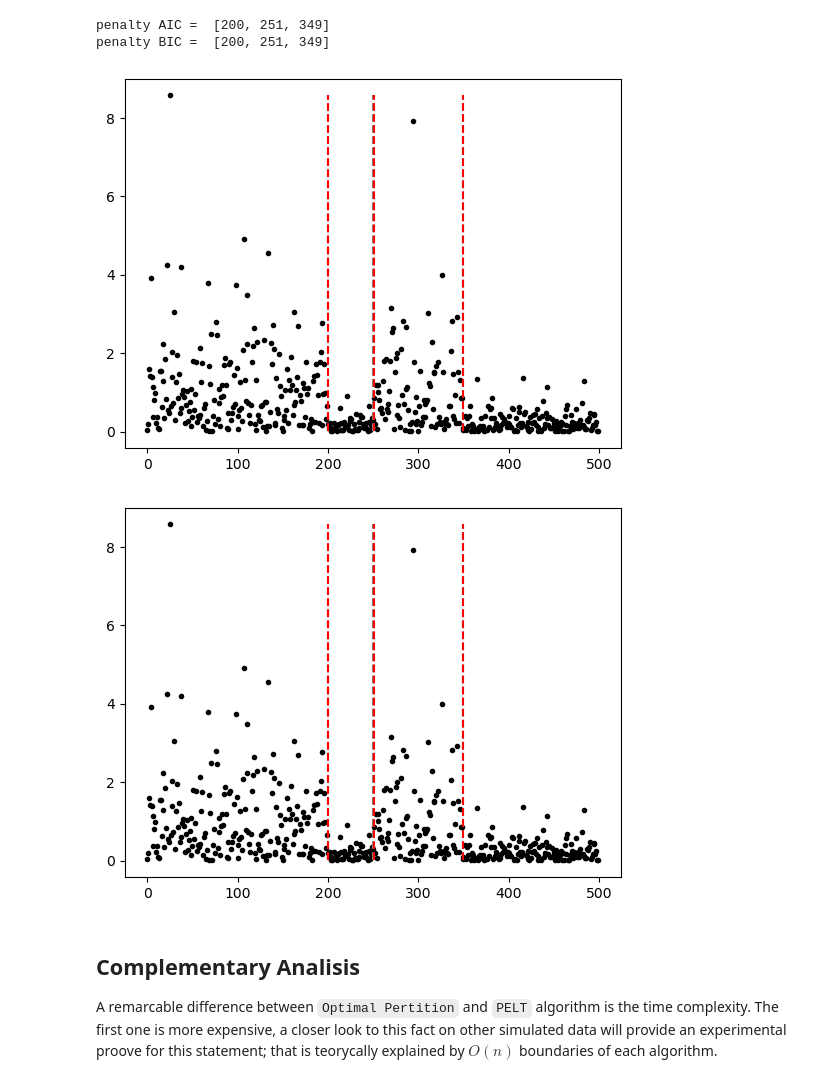
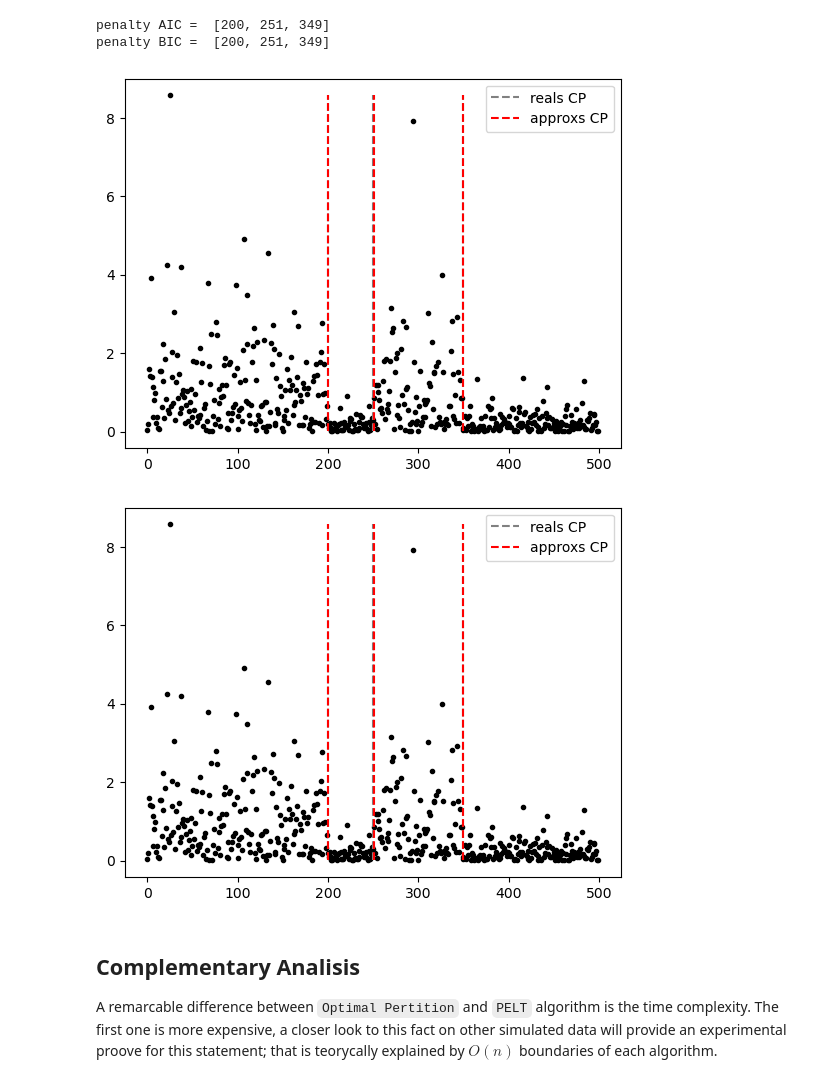
Before and after one commit to LazaroDGM/change-point-optative, a Jupyter notebook: changepoint.ipynb, the cells around one changed output. Cells and saved outputs as stored; diff of their text form; code cells hidden in the pictures.

```diff
--- a/changepoint.ipynb
+++ b/changepoint.ipynb
@@ -50,11 +50,22 @@ def plot_time_series(time_series, change_points= None, approx_change_points= Non
     min_point = min(time_series)
     max_point = max(time_series)
     if change_points is not None:
+        first = True
         for change_point in change_points:
-            plt.vlines(change_point, min_point, max_point, colors= 'gray', linestyles='dashed')
+            if first:
+                plt.vlines(change_point, min_point, max_point, colors= 'gray', linestyles='dashed', label='reals CP')
+                first = False
+            else:
+                plt.vlines(change_point, min_point, max_point, colors= 'gray', linestyles='dashed')
     if approx_change_points is not None:
+        first = True
         for change_point in approx_change_points:
-            plt.vlines(change_point, min_point, max_point, colors= 'red', linestyles='dashed')
+            if first:
+                plt.vlines(change_point, min_point, max_point, colors= 'red', linestyles='dashed', label='approxs CP')
+                first = False
+            else:
+                plt.vlines(change_point, min_point, max_point, colors= 'red', linestyles='dashed')
+    plt.legend()
     plt.show()
 # %% [markdown]
 Now let's generate a time serie on time interval $[0; 500]$, and let's add 3 change points on $200$, $250$ and $350$, for that we generate random exponentialy distributed values, using the previously defined functions exp_1, exp2 adn exp_3, getting $4$ intervals $[0; 200)$, $[200,250)$, $[250;350)$ and $[350,500]$ with values coresponding to exponential distributions with $\lambda = 1,5,1,4$ respectively using `generate_time_series` function. Finally we plot the resulting time series and the real change points moments with `plot_time_series` function.
@@ -81,5 +92,5 @@ Now let's generate a time serie on time interval $[0; 500]$, and let's add 3 cha
 
 change_points = [200, 250, 350]
 with open('example.json', 'r') as fp:
-    change_points = json.load(fp)
+    time_series = json.load(fp)
 # %%
@@ -309,25 +320,25 @@ def BIC(p,n):
 def AIC(p):
     return 2*p
 # %%
-bic  = BIC(2,len(change_points))
+bic  = BIC(2,len(time_series))
 aic  = AIC(2)
 # %%
-approx_change_points_PELT_aic = PELT(change_points, cost_funtion_exp, penalty= aic, n_min=10)
+approx_change_points_PELT_aic = PELT(time_series, cost_funtion_exp, penalty= aic, n_min=10)
 print("penalty AIC = ",  approx_change_points_PELT_aic)
 
-approx_change_points_PELT_bic = PELT(change_points, cost_funtion_exp, penalty= bic, n_min=10)
+approx_change_points_PELT_bic = PELT(time_series, cost_funtion_exp, penalty= bic, n_min=10)
 print("penalty BIC = ",  approx_change_points_PELT_bic)
 # %% [output]
 penalty AIC =  [200, 251, 349]
 penalty BIC =  [200, 251, 349]
 # %%
-plot_time_series(change_points, change_points, approx_change_points_PELT_aic)
+plot_time_series(time_series, change_points, approx_change_points_PELT_aic)
 # %% [output]
-[figure, old version]
+[figure, new version]
 # %%
-plot_time_series(change_points, change_points, approx_change_points_PELT_bic)
+plot_time_series(time_series, change_points, approx_change_points_PELT_bic)
 # %% [output]
-[figure, old version]
+[figure, new version]
 # %% [markdown]
 ## Complementary Analisis
 A remarcable difference between `Optimal Pertition` and `PELT` algorithm is the time complexity. The first one is more expensive, a closer look to this fact on other simulated data will provide an experimental proove for this statement; that is teorycally explained by $O(n)$ boundaries of each algorithm.
```
Also changed, not shown: parts of 7 cells of this notebook, 7 other files.
